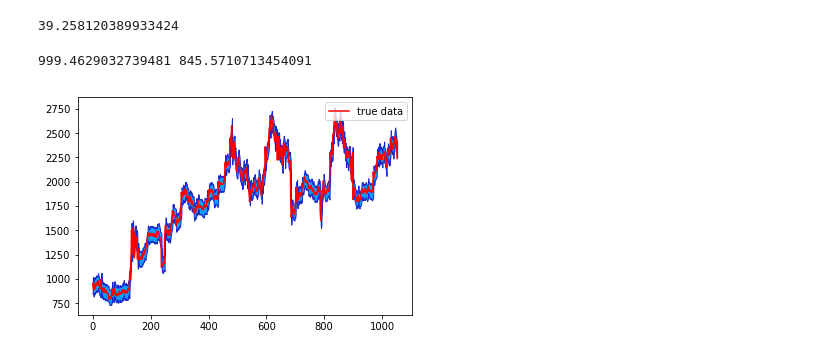
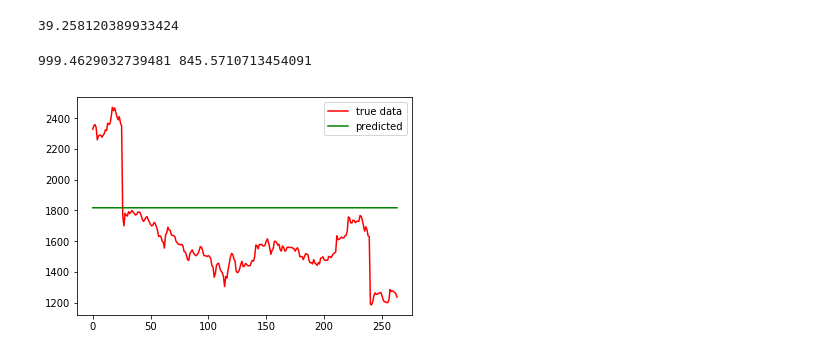
Before and after one commit to Sampanna-Sharma/Nepal-Stock-Market-Visualization, a Jupyter notebook: SVMClassifier.ipynb, the cells around one changed output. Cells and saved outputs as stored; diff of their text form; code cells hidden in the pictures.

```diff
--- a/SVMClassifier.ipynb
+++ b/SVMClassifier.ipynb
@@ -172,15 +172,15 @@ pickle.dump(st_pred,open(model_filename, 'wb'),pickle.HIGHEST_PROTOCOL)
 # %%
 predictor = pickle.load(open('stock_predictor.obj','rb'))
 features = {'a':975.0, 'b':-87.0, 'c':1087.863864,'d':-58.947313, 'e':0.149378, 'f':1.126154, 'g':106.0, 'h':0.820755, 'i':997.666667, 'j':0.154372}
 features = pd.DataFrame(features, index=[0])
 upper, lower = predictor.predict(x_train,1.96)
-x_axis = range(len(y_train))
-plt.plot(x_axis, y_train,color='red', label='true data')
-#plt.plot(x, Y_pred, color='green', label='predicted')
+x_axis = range(len(y_test))
+plt.plot(x_axis, y_test,color='red', label='true data')
+plt.plot(x, Y_pred, color='green', label='predicted')
 print(upper[0], lower[0])
-plt.fill_between(x_axis,upper,lower,edgecolor='#1B2ACC', facecolor='#089FFF')
+#plt.fill_between(x_axis,upper,lower,edgecolor='#1B2ACC', facecolor='#089FFF')
 plt.legend(loc = "upper right")
 plt.show()
 # %% [output]
 999.4629032739481 845.5710713454091
-[figure, old version]
+[figure, new version]
```
Also changed, not shown: parts of 3 cells of this notebook, 1 other file.
